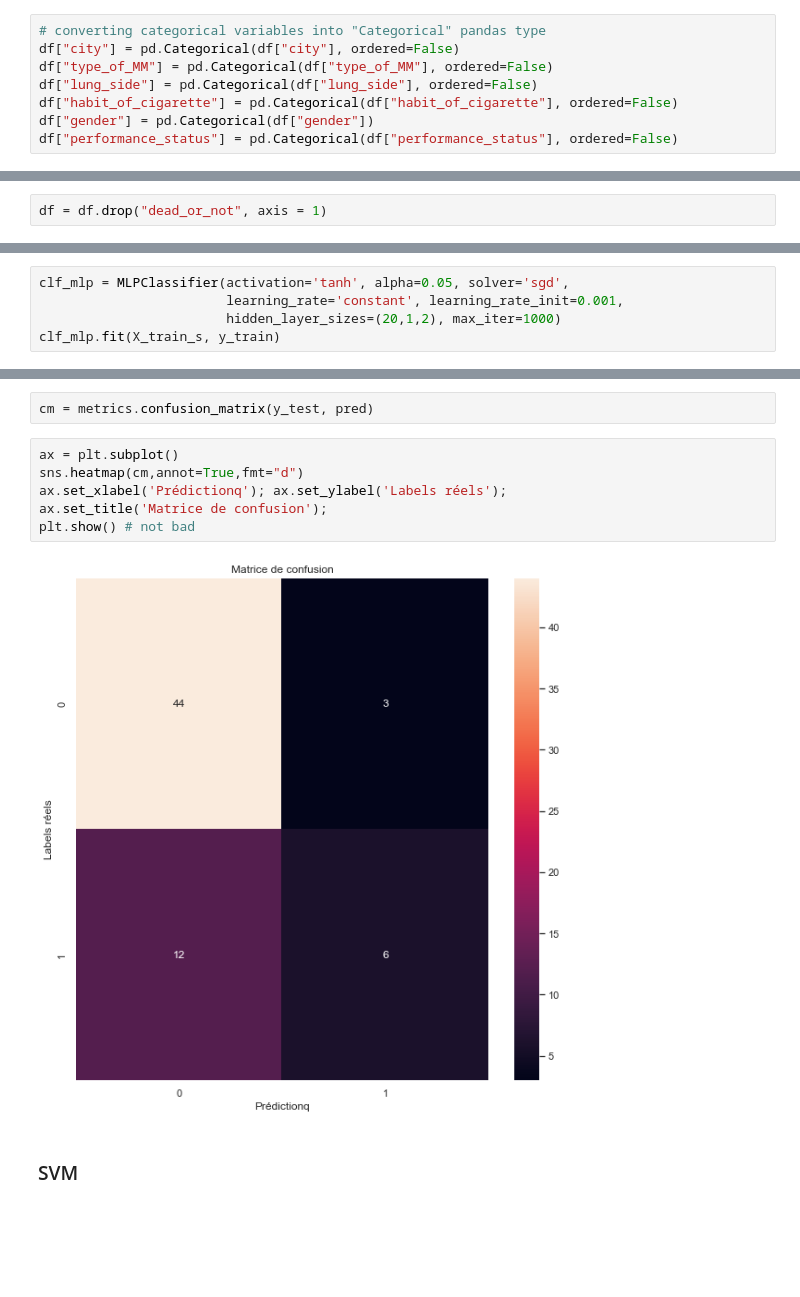
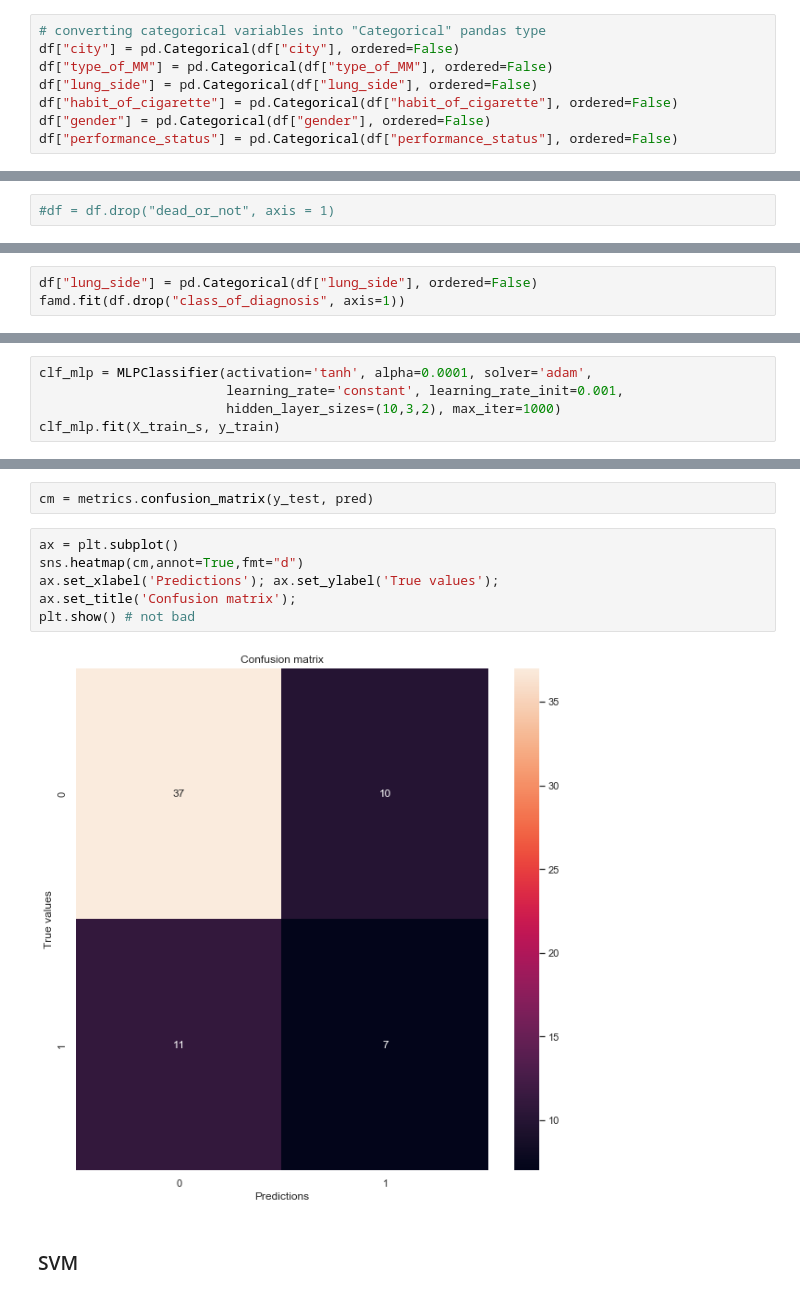
Before and after one commit to romanelgff/ml-mesothelioma, a Jupyter notebook: code.ipynb, the cells around one changed output, grey strips where cells are left out. Cells and saved outputs as stored; diff of their text form; blank space fills up the shorter version.

```diff
--- a/code.ipynb
+++ b/code.ipynb
@@ -251,7 +251,7 @@ df["city"] = pd.Categorical(df["city"], ordered=False)
 df["type_of_MM"] = pd.Categorical(df["type_of_MM"], ordered=False)
 df["lung_side"] = pd.Categorical(df["lung_side"], ordered=False)
 df["habit_of_cigarette"] = pd.Categorical(df["habit_of_cigarette"], ordered=False)
-df["gender"] = pd.Categorical(df["gender"])
+df["gender"] = pd.Categorical(df["gender"], ordered=False)
 df["performance_status"] = pd.Categorical(df["performance_status"], ordered=False)
 # %% [markdown]
 ## Descriptive stats
@@ -312,4 +312,4 @@ pd.crosstab(df["class_of_diagnosis"], df["dead_or_not"], normalize='columns') #
 | 0 | 0.777778 | 0.699346 |
 | 1 | 0.222222 | 0.300654 |
 # %%
-df = df.drop("dead_or_not", axis = 1)
+#df = df.drop("dead_or_not", axis = 1)
@@ -498,0 +502,3 @@ plt.show()
+# %%
+df["lung_side"] = pd.Categorical(df["lung_side"], ordered=False)
+famd.fit(df.drop("class_of_diagnosis", axis=1))
@@ -623,6 +633,6 @@ print(optimal_params.best_params_)
 # %%
-clf_mlp = MLPClassifier(activation='tanh', alpha=0.05, solver='sgd',
+clf_mlp = MLPClassifier(activation='tanh', alpha=0.0001, solver='adam',
                         learning_rate='constant', learning_rate_init=0.001,
-                        hidden_layer_sizes=(20,1,2), max_iter=1000)
+                        hidden_layer_sizes=(10,3,2), max_iter=1000)
 clf_mlp.fit(X_train_s, y_train)
 # %% [output]
@@ -662,11 +681,11 @@ cm = metrics.confusion_matrix(y_test, pred)
 # %%
 ax = plt.subplot()
 sns.heatmap(cm,annot=True,fmt="d")
-ax.set_xlabel('Prédictionq'); ax.set_ylabel('Labels réels');
-ax.set_title('Matrice de confusion');
+ax.set_xlabel('Predictions'); ax.set_ylabel('True values');
+ax.set_title('Confusion matrix');
 plt.show() # not bad
 # %% [output]
-[figure, old version]
+[figure, new version]
 # %% [markdown]
 ### SVM
 # %%
```
Also changed, not shown: parts of 76 cells of this notebook.
